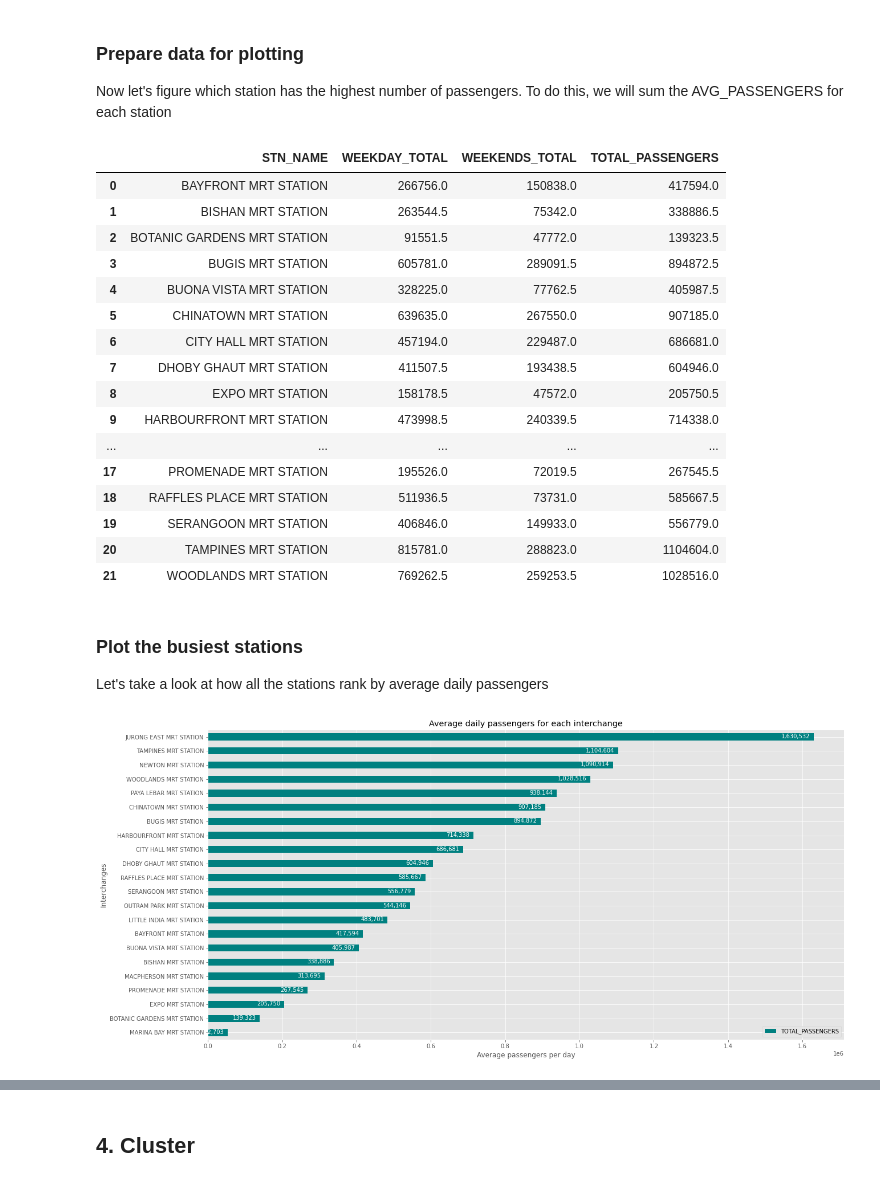
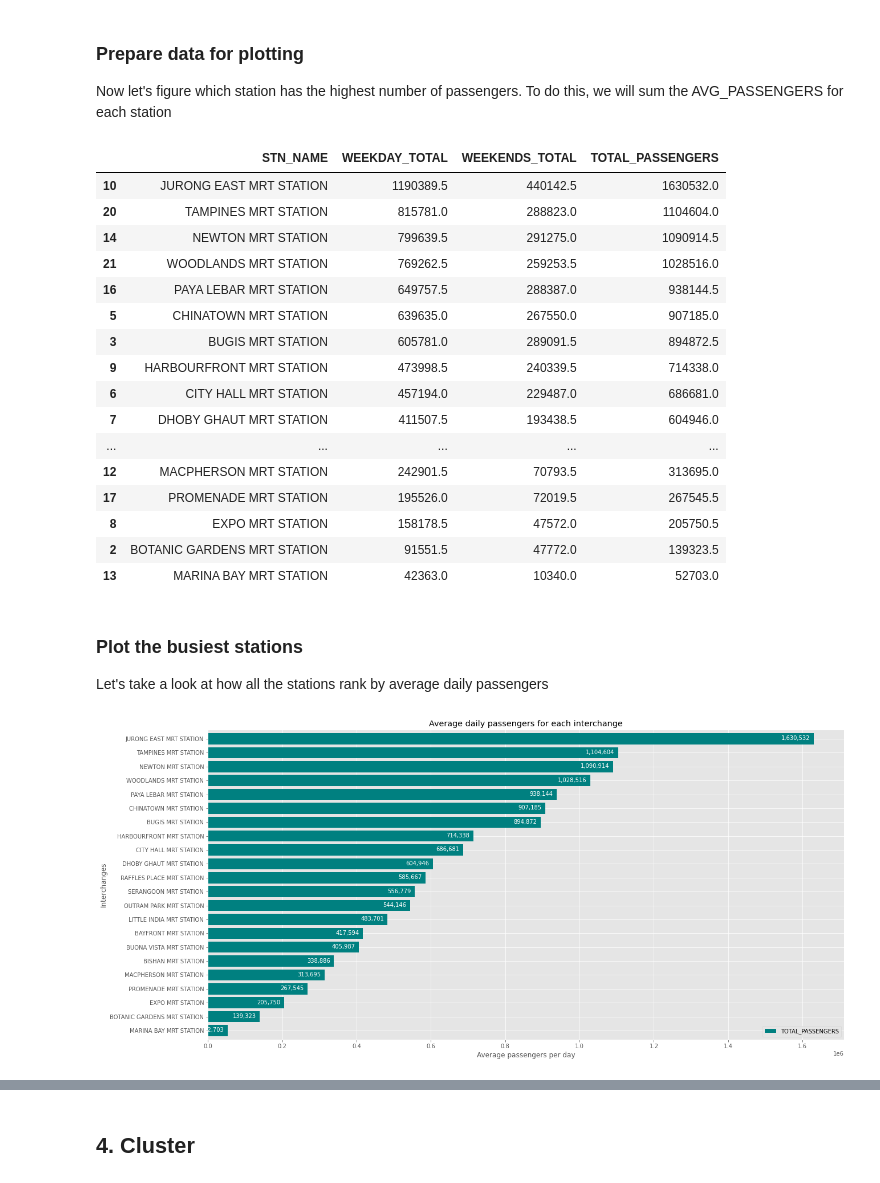
Before and after one commit to alfredtan/Coursera_Capstone, a Jupyter notebook: Week 4 Assignment/Capstone - Final Assignment.ipynb, the cells around one changed output, grey strips where cells are left out. Cells and saved outputs as stored; diff of their text form; code cells hidden in the pictures.

```diff
--- a/Week 4 Assignment/Capstone - Final Assignment.ipynb
+++ b/Week 4 Assignment/Capstone - Final Assignment.ipynb
@@ -241,12 +223,14 @@ Now we will plot these on a map to visulize their positions.
 # %%
 address = 'Singapore, SG'
 
-# geolocator = Nominatim(user_agent="sg_explorer")
-# location = geolocator.geocode(address)
-# latitude = location.latitude
-# longitude = location.longitude
+geolocator = Nominatim(user_agent="sg_explorer")
+location = geolocator.geocode(address)
+latitude = location.latitude
+longitude = location.longitude
 
-latitude = '1.3503484'
-longitude = '103.7809999'
+# Static value in case Nominatim goes down
+# latitude = '1.3408630000000001'
+# longitude = '103.83039182212079'
+
 print('The geograpical coordinate of Singapore is {}, {}.'.format(latitude, longitude))
 # %% [output]
@@ -381,6 +385,6 @@ The data shows the hourly (TIME_PER_HOUR) taps in and out of each station, separ
 passengers_oct2020['AVG_PASSENGERS'] = passengers_oct2020[['TOTAL_TAP_IN_VOLUME', 'TOTAL_TAP_OUT_VOLUME'] ] .mean(axis=1)
 
 # remove columns we don't need
-# passengers_oct2020.drop( ['PT_TYPE', 'TOTAL_TAP_IN_VOLUME', 'TOTAL_TAP_OUT_VOLUME'], axis=1, inplace=True )
-passengers_oct2020.drop( 'PT_TYPE', axis=1, inplace=True )
+passengers_oct2020.drop( ['PT_TYPE', 'TOTAL_TAP_IN_VOLUME', 'TOTAL_TAP_OUT_VOLUME'], axis=1, inplace=True )
+# passengers_oct2020.drop( 'PT_TYPE', axis=1, inplace=True )
 # %%
@@ -511,5 +522,5 @@ passengers_oct2020_merged.shape
 # %%
-passengers_oct2020_merged = passengers_oct2020_merged.drop_duplicates()
+passengers_oct2020_merged = passengers_oct2020_merged.drop_duplicates().copy()
 # %%
 passengers_oct2020_merged.sort_values('TIME_PER_HOUR', ascending=True, inplace=True)
 passengers_oct2020_merged.reset_index(inplace=True, drop=True)
@@ -549,25 +560,27 @@ passengers_plot.rename(columns= {'WEEKDAY': 'WEEKDAY_TOTAL', 'WEEKENDS/HOLIDAY':
 passengers_plot['TOTAL_PASSENGERS'] = passengers_plot.sum(axis=1)
 passengers_plot.columns.name = None
 
+passengers_plot.sort_values('TOTAL_PASSENGERS', ascending=False, inplace=True)
+
 passengers_plot
 # %% [output]
 |  | STN_NAME | WEEKDAY_TOTAL | WEEKENDS_TOTAL | TOTAL_PASSENGERS |
-| 0 | BAYFRONT MRT STATION | 266756.0 | 150838.0 | 417594.0 |
-| 1 | BISHAN MRT STATION | 263544.5 | 75342.0 | 338886.5 |
-| 2 | BOTANIC GARDENS MRT STATION | 91551.5 | 47772.0 | 139323.5 |
+| 10 | JURONG EAST MRT STATION | 1190389.5 | 440142.5 | 1630532.0 |
+| 20 | TAMPINES MRT STATION | 815781.0 | 288823.0 | 1104604.0 |
+| 14 | NEWTON MRT STATION | 799639.5 | 291275.0 | 1090914.5 |
+| 21 | WOODLANDS MRT STATION | 769262.5 | 259253.5 | 1028516.0 |
+| 16 | PAYA LEBAR MRT STATION | 649757.5 | 288387.0 | 938144.5 |
+| 5 | CHINATOWN MRT STATION | 639635.0 | 267550.0 | 907185.0 |
 | 3 | BUGIS MRT STATION | 605781.0 | 289091.5 | 894872.5 |
-| 4 | BUONA VISTA MRT STATION | 328225.0 | 77762.5 | 405987.5 |
-| 5 | CHINATOWN MRT STATION | 639635.0 | 267550.0 | 907185.0 |
+| 9 | HARBOURFRONT MRT STATION | 473998.5 | 240339.5 | 714338.0 |
 | 6 | CITY HALL MRT STATION | 457194.0 | 229487.0 | 686681.0 |
 | 7 | DHOBY GHAUT MRT STATION | 411507.5 | 193438.5 | 604946.0 |
+| ... | ... | ... | ... | ... |
+| 12 | MACPHERSON MRT STATION | 242901.5 | 70793.5 | 313695.0 |
+| 17 | PROMENADE MRT STATION | 195526.0 | 72019.5 | 267545.5 |
 | 8 | EXPO MRT STATION | 158178.5 | 47572.0 | 205750.5 |
-| 9 | HARBOURFRONT MRT STATION | 473998.5 | 240339.5 | 714338.0 |
-| ... | ... | ... | ... | ... |
-| 17 | PROMENADE MRT STATION | 195526.0 | 72019.5 | 267545.5 |
-| 18 | RAFFLES PLACE MRT STATION | 511936.5 | 73731.0 | 585667.5 |
-| 19 | SERANGOON MRT STATION | 406846.0 | 149933.0 | 556779.0 |
-| 20 | TAMPINES MRT STATION | 815781.0 | 288823.0 | 1104604.0 |
-| 21 | WOODLANDS MRT STATION | 769262.5 | 259253.5 | 1028516.0 |
+| 2 | BOTANIC GARDENS MRT STATION | 91551.5 | 47772.0 | 139323.5 |
+| 13 | MARINA BAY MRT STATION | 42363.0 | 10340.0 | 52703.0 |
 # %%
 # we are using the inline backend
 %matplotlib inline
@@ -582,20 +595,20 @@ Let's take a look at how all the stations rank by average daily passengers
 # %%
 passengers_plot.sort_values('TOTAL_PASSENGERS', ascending=True, inplace=True)
 
-ax = passengers_plot.plot(kind='barh', figsize=(20, 10), x='STN_NAME', y='TOTAL_PASSENGERS', color='teal' , width=0.5 )
+ax = passengers_plot.plot(kind='barh', figsize=(20, 10), x='STN_NAME', y='TOTAL_PASSENGERS', color='teal' , width=0.8 )
 ax.legend( loc='lower right' )
 
 for index, value in enumerate(passengers_plot['TOTAL_PASSENGERS']):
     label = format(int(value), ',') # format int with commas
 
     plt.annotate(label, xy=(value - 10000, index - 0.10), color='white', ha='right' )
 
 plt.title('Average daily passengers for each interchange')
 plt.xlabel('Average passengers per day')
 plt.ylabel('Interchanges')
 plt.show()
 # %% [output]
-[figure, old version]
+[figure, new version]
 # %% [markdown]
 #### From the above, the top 5 interchanges are
 - Jurong East
```
Also changed, not shown: parts of 89 cells of this notebook, 2 other files.
